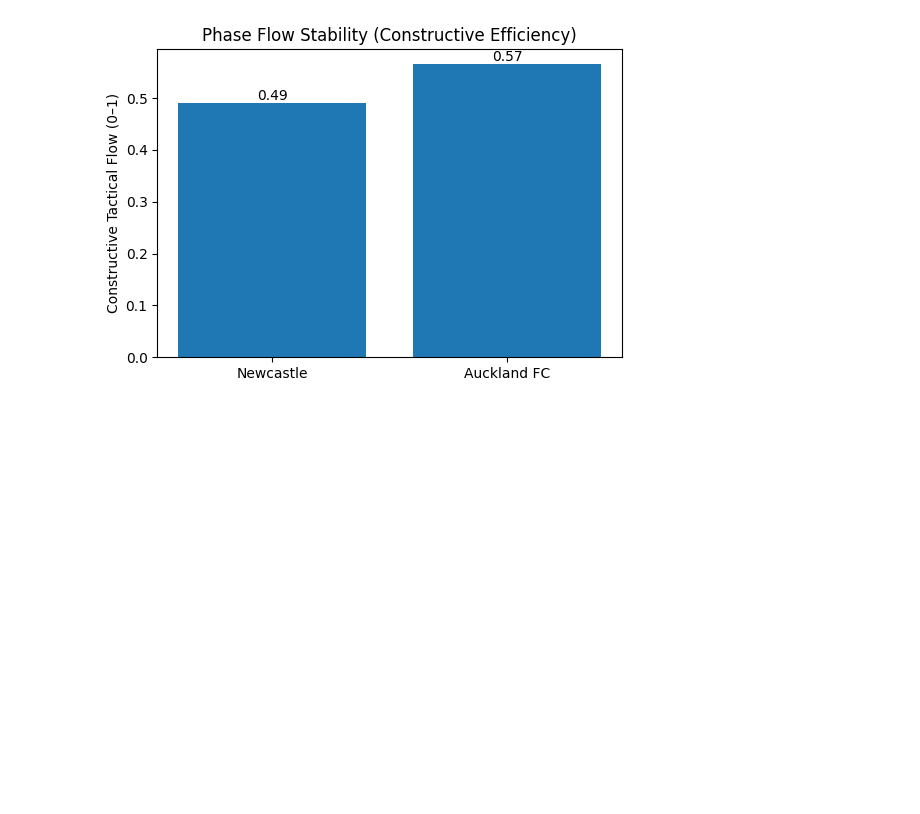
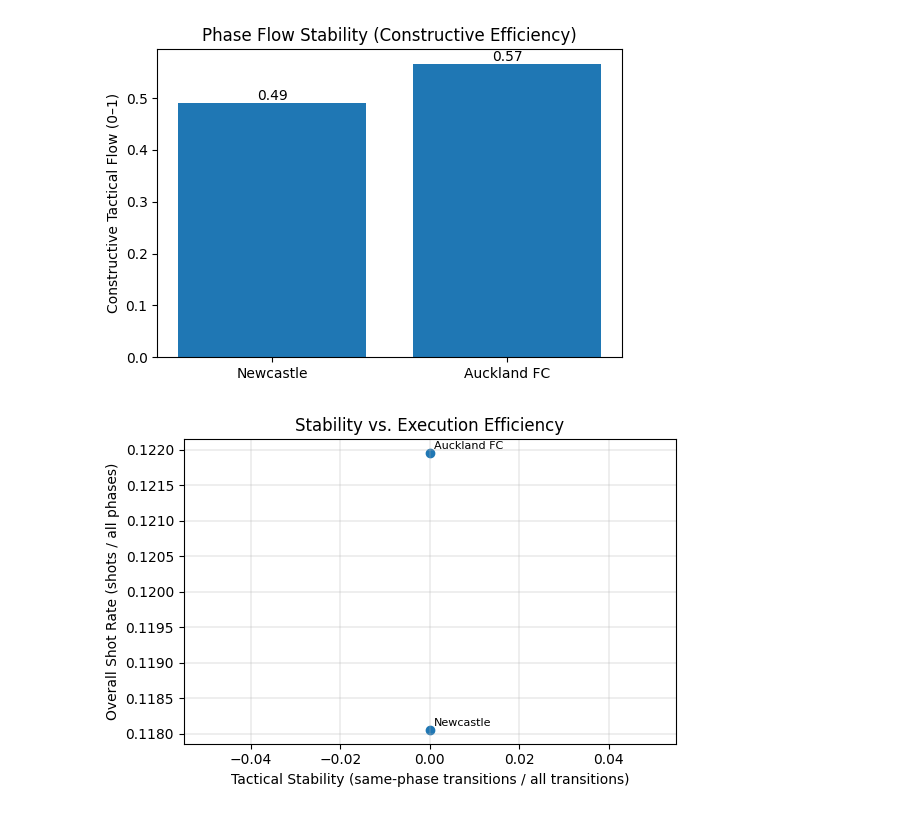
Before and after one commit to KaOs1204/Biomech_Project_2025, a Jupyter notebook: notebooks/01_phase_profile_dashboard.ipynb, the cells around one changed output. Cells and saved outputs as stored; diff of their text form; code cells hidden in the pictures; blank space fills up the shorter version.

Commit message:
created graphs

```diff
--- a/notebooks/01_phase_profile_dashboard.ipynb
+++ b/notebooks/01_phase_profile_dashboard.ipynb
@@ -657,3 +637,32 @@ for i,v in enumerate(df["constructive_flow_ratio"]):
 plt.show()
 # %% [output]
 [figure]
+# %%
+plot_stab = df[["team_name", "stability_index", "overall_shot_rate_all_phases"]].copy()
+
+fig, ax = plt.subplots(figsize=(6, 4))
+
+ax.scatter(
+    plot_stab["stability_index"],
+    plot_stab["overall_shot_rate_all_phases"]
+)
+
+# Labels an die Punkte schreiben
+for _, row in plot_stab.iterrows():
+    ax.annotate(
+        row["team_name"],
+        (row["stability_index"], row["overall_shot_rate_all_phases"]),
+        xytext=(3, 3),
+        textcoords="offset points",
+        fontsize=8
+    )
+
+ax.set_xlabel("Tactical Stability (same-phase transitions / all transitions)")
+ax.set_ylabel("Overall Shot Rate (shots / all phases)")
+ax.set_title("Stability vs. Execution Efficiency")
+ax.grid(True, linewidth=0.3)
+
+plt.tight_layout()
+plt.show()
+# %% [output]
+[figure, added]
```
Also changed, not shown: parts of 3 cells of this notebook.
